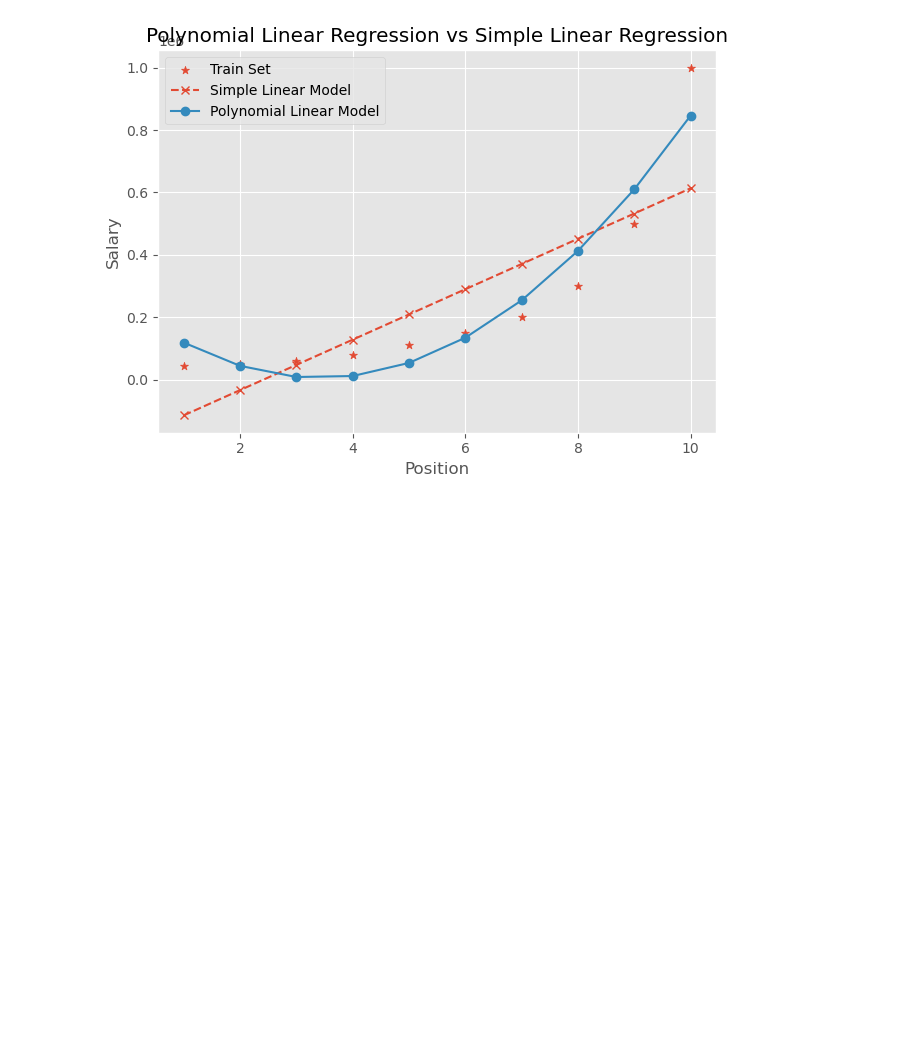
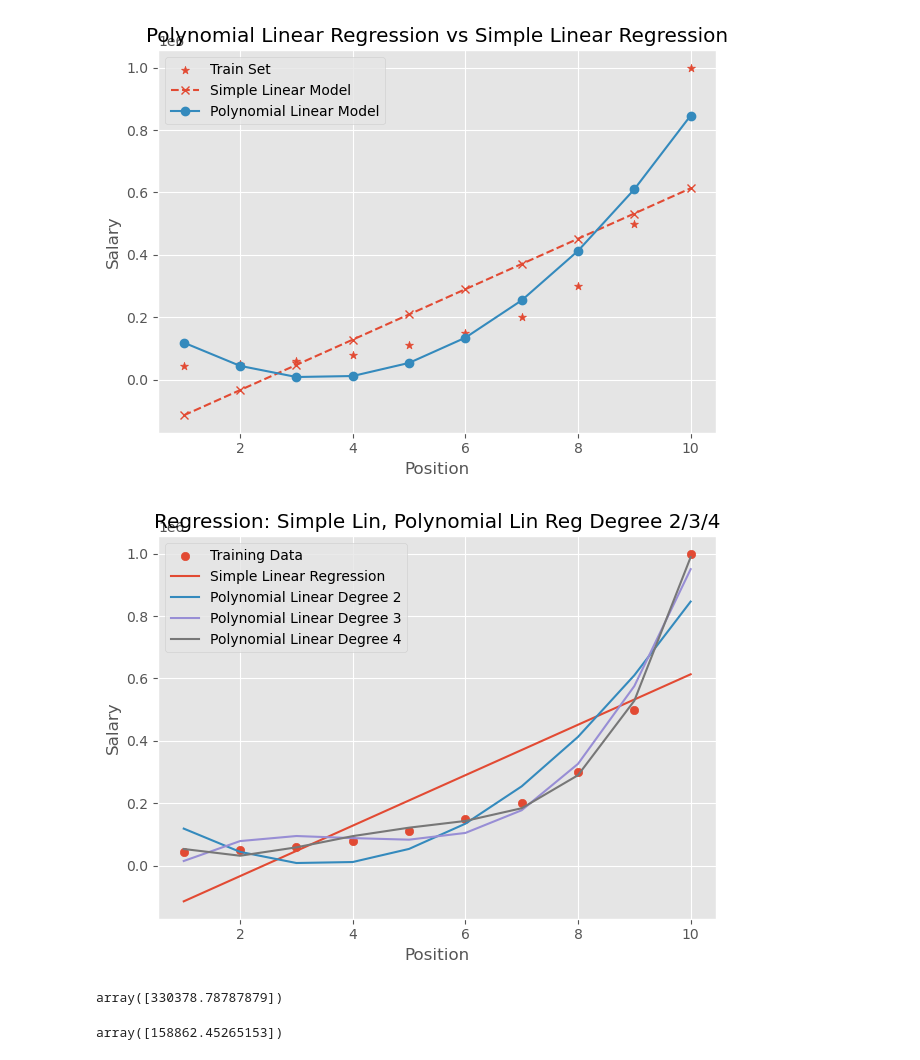
Before and after one commit to sarblohw/Machine_Learning_Models, a Jupyter notebook: Machine_Learning_Models-main/Polynomial Regression/Poly_lin_reg.ipynb, the cells around one changed output. Drawn from its saved outputs; the diff is of its cells as text; code cells hidden in the pictures; blank space fills up the shorter version.

```diff
--- a/Machine_Learning_Models-main/Polynomial Regression/Poly_lin_reg.ipynb
+++ b/Machine_Learning_Models-main/Polynomial Regression/Poly_lin_reg.ipynb
@@ -103,0 +99,36 @@ lin_reg_deg3.fit()
+# %%
+poly_reg_deg3 = PolynomialFeatures(degree = 3)
+poly_reg_deg3.fit(X)
+X_poly_deg3 = poly_reg_deg3.transform(X)
+
+lin_reg_deg3 = LinearRegression()
+lin_reg_deg3.fit(X_poly_deg3, y)
+
+poly_reg_deg4 = PolynomialFeatures(degree = 4)
+poly_reg_deg4.fit(X)
+X_poly_deg4 = poly_reg_deg4.transform(X)
+
+lin_reg_deg4 = LinearRegression()
+lin_reg_deg4.fit(X_poly_deg4, y)
+
+plt.scatter(X, y, label='Training Data')
+plt.plot(X, lin_reg.predict(X), label='Simple Linear Regression')
+plt.plot(X, lin_reg_deg2.predict(X_poly_deg2), label='Polynomial Linear Degree 2')
+plt.plot(X, lin_reg_deg3.predict(X_poly_deg3), label='Polynomial Linear Degree 3')
+plt.plot(X, lin_reg_deg4.predict(X_poly_deg4), label='Polynomial Linear Degree 4')
+plt.legend(loc='best')
+plt.title('Regression: Simple Lin, Polynomial Lin Reg Degree 2/3/4')
+plt.xlabel('Position')
+plt.ylabel('Salary')
+plt.tight_layout()
+plt.show()
+# %% [output]
+[figure, added]
+# %%
+lin_reg.predict([[6.5]])
+# %% [output]
+array([330378.78787879])
+# %%
+lin_reg_deg4.predict(poly_reg_deg4.fit_transform([[6.5]]))
+# %% [output]
+array([158862.45265153])
```
Also changed, not shown: parts of 1 cell of this notebook, 26 other files.
